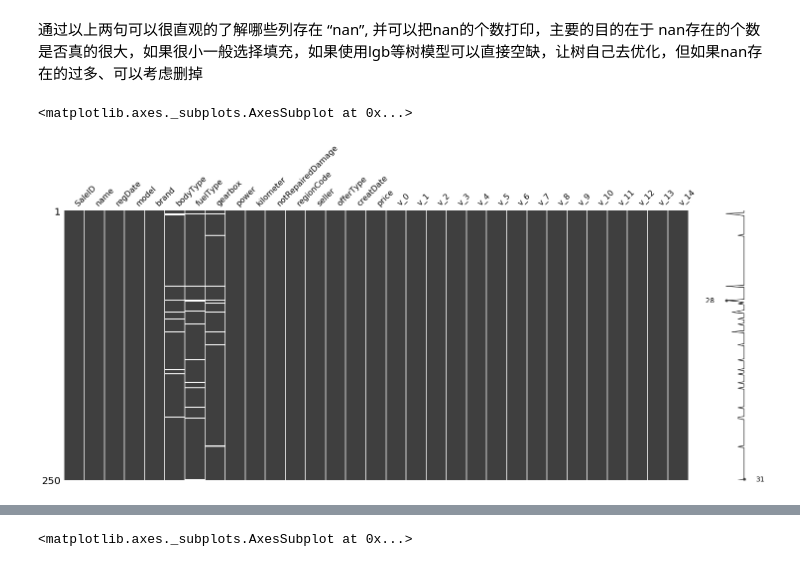
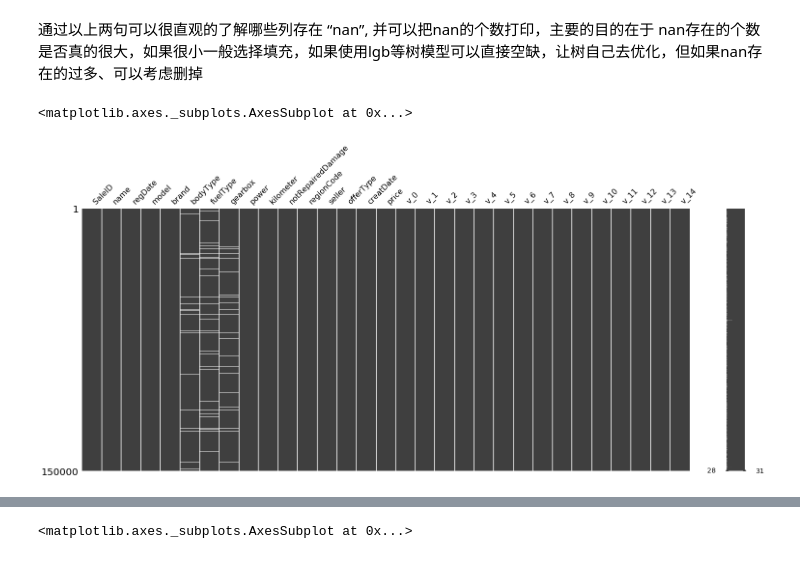
Before and after one commit to wemozj/tianchi-cars-trade, a Jupyter notebook: EDA.ipynb, the cells around one changed output, grey strips where cells are left out. Saved outputs shown, nothing was run; the diff lists cells and outputs as text; code cells hidden in the pictures.

```diff
--- a/EDA.ipynb
+++ b/EDA.ipynb
@@ -281,7 +282,8 @@ missing.plot.bar()
 # %%
 # 可视化看下缺省值
 # 取250个样本作为观察值
-msno.matrix(Train_data.sample(250))
+# 观察所有样本：参数设置为Train_data.shape[0]，所有样本数
+msno.matrix(Train_data.sample(Train_data.shape[0]))
 # %% [output]
 <matplotlib.axes._subplots.AxesSubplot at 0x...>
-[figure, old version]
+[figure, new version]
```
Also changed, not shown: parts of 14 cells of this notebook, 38 other files.
